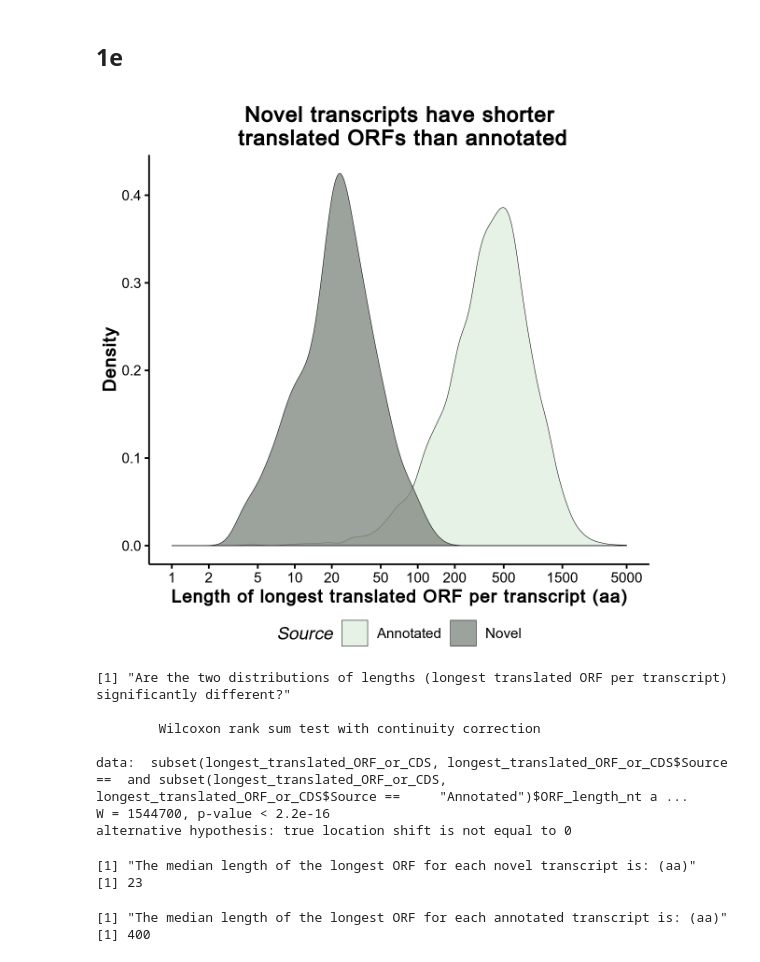
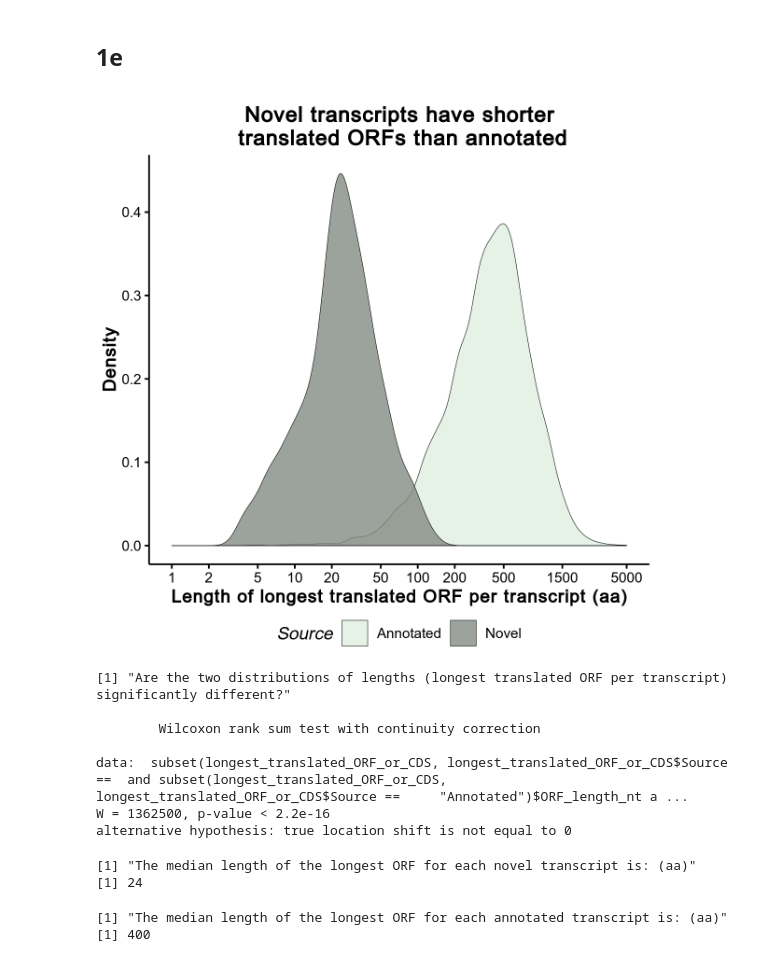
Before and after one commit to willblev/Blevins_etal_2020, a Jupyter notebook: Figures.ipynb, the cells around one changed output. Saved outputs shown, nothing was run; the diff lists cells and outputs as text; code cells hidden in the pictures.

```diff
--- a/Figures.ipynb
+++ b/Figures.ipynb
@@ -243,37 +251,40 @@ s_cere_conservation_fraction_Translated+theme_Single()
 %%R -w 1200 -h 1200 -u px
 
 
 Blevins_etal_dataset$complete_transcriptome<-Blevins_etal_dataset$complete_transcriptome %>% separate(longest_translated_ORF_loc_normal, c("longest_translated_ORF_loc_normal_start", "longest_translated_ORF_loc_normal_end"), convert=TRUE,remove = FALSE) %>%
     separate(longest_translated_ORF_loc_stress, c("longest_translated_ORF_loc_stress_start", "longest_translated_ORF_loc_stress_end"), convert=TRUE,remove = FALSE)
     Blevins_etal_dataset$complete_transcriptome['longest_ORF_length_normal']<-Blevins_etal_dataset$complete_transcriptome$longest_translated_ORF_loc_normal_end-Blevins_etal_dataset$complete_transcriptome$longest_translated_ORF_loc_normal_start
     Blevins_etal_dataset$complete_transcriptome['longest_ORF_length_stress']<-Blevins_etal_dataset$complete_transcriptome$longest_translated_ORF_loc_stress_end-Blevins_etal_dataset$complete_transcriptome$longest_translated_ORF_loc_stress_start
     Blevins_etal_dataset$complete_transcriptome$longest_ORF_length_normal[is.na(Blevins_etal_dataset$complete_transcriptome$longest_ORF_length_normal)] <- 0
     Blevins_etal_dataset$complete_transcriptome$longest_ORF_length_stress[is.na(Blevins_etal_dataset$complete_transcriptome$longest_ORF_length_stress)] <- 0
     Blevins_etal_dataset$complete_transcriptome$longest_translated_ORF_of_both_conditions<-ifelse(Blevins_etal_dataset$complete_transcriptome$longest_ORF_length_normal>Blevins_etal_dataset$complete_transcriptome$longest_ORF_length_stress,Blevins_etal_dataset$complete_transcriptome$longest_ORF_length_normal,Blevins_etal_dataset$complete_transcriptome$longest_ORF_length_stress)
+    Blevins_etal_dataset$complete_transcriptome$longest_translated_ORF_ID_of_both_conditions<-ifelse(Blevins_etal_dataset$complete_transcriptome$longest_ORF_length_normal>Blevins_etal_dataset$complete_transcriptome$longest_ORF_length_stress,Blevins_etal_dataset$complete_transcriptome$longest_translated_ORF_ID_normal,Blevins_etal_dataset$complete_transcriptome$longest_translated_ORF_ID_stress)
     Blevins_etal_dataset$complete_transcriptome$Source <- ifelse(grepl("TCONS_novel", Blevins_etal_dataset$complete_transcriptome$Name), "Novel", "Annotated")
 
 longest_annotated_CDSs<-merge(subset(Blevins_etal_dataset$complete_transcriptome, grepl('_CDS',Blevins_etal_dataset$complete_transcriptome$Name)),subset(Blevins_etal_dataset$complete_orfeome, grepl("-1$",Blevins_etal_dataset$complete_orfeome$ORF_ID)), by="transcript_ID")
-translated_ORFs_from_nc_and_novel_transcripts<-merge(subset(Blevins_etal_dataset$complete_transcriptome, !grepl('_CDS',Blevins_etal_dataset$complete_transcriptome$Name) & Translated=='Yes'),subset(Blevins_etal_dataset$complete_orfeome, pvalue_normal>0.7|pvalue_stress>0.7), by="transcript_ID")
-    longest_ORF_per_transcript_translated_ORFs_from_nc_and_novel_transcripts<-subset(translated_ORFs_from_nc_and_novel_transcripts,longest_translated_ORF_of_both_conditions==ORF_ID)
-longest_translated_ORF_from_nc_and_novel_transcripts<- subset(translated_ORFs_from_nc_and_novel_transcripts,longest_translated_ORF_of_both_conditions==ORF_length_nt)
+
+translated_ORFs_from_nc_and_novel_transcripts<-merge(subset(Blevins_etal_dataset$complete_transcriptome, !grepl('_CDS',Blevins_etal_dataset$complete_transcriptome$Name) & Translated=='Yes'),subset(Blevins_etal_dataset$complete_orfeome, pvalue_normal>=0.7|pvalue_stress>=0.7), by="transcript_ID")
+
+longest_translated_ORF_from_nc_and_novel_transcripts<- subset(translated_ORFs_from_nc_and_novel_transcripts,ORF_ID==longest_translated_ORF_ID_of_both_conditions)
+
 
 longest_translated_ORF_or_CDS<-rbind(longest_translated_ORF_from_nc_and_novel_transcripts,longest_annotated_CDSs)
     longest_translated_ORF_or_CDS$ORF_length_nt<-as.numeric(longest_translated_ORF_or_CDS$ORF_length_nt)
     longest_translated_ORF_or_CDS$coding_score<-as.numeric(longest_translated_ORF_or_CDS$coding_score)
     longest_translated_ORF_or_CDS<-subset(longest_translated_ORF_or_CDS,!is.na(conservation_level))
     longest_translated_ORF_or_CDS$conservation_level <- factor(longest_translated_ORF_or_CDS$conservation_level, levels = c("Conserved", "Genus specific","De novo"))
 
 
 cere_longest_translated_ORFs_density<-ggplot(longest_translated_ORF_or_CDS,aes(x=ORF_length_nt/3,fill=Source))+
     geom_density(aes(),alpha=0.8)+
     labs(list(title="Novel transcripts have shorter\n translated ORFs than annotated",y = "Density", x = "Length of longest translated ORF per transcript (aa)"))+
     scale_x_continuous(trans='log2', breaks=c(1,2,5,10,20,50,100,200,500,1500,5000), limits=c(1,5000))+
     scale_y_continuous()+
     scale_fill_manual(values=c("honeydew2","honeydew4"))+
     NULL
 cere_longest_translated_ORFs_density+theme_Single()
 # %% [output]
-[figure, old version]
+[figure, new version]
 # %%
 %%R
 # test if the two distributions of lengths are significantly different
@@ -285,7 +296,7 @@ wilcox.test(subset(longest_translated_ORF_or_CDS, longest_translated_ORF_or_CDS$
         Wilcoxon rank sum test with continuity correction
 
 data:  subset(longest_translated_ORF_or_CDS, longest_translated_ORF_or_CDS$Source ==  and subset(longest_translated_ORF_or_CDS, longest_translated_ORF_or_CDS$Source ==     "Annotated")$ORF_length_nt a ...
-W = 1544700, p-value < 2.2e-16
+W = 1362500, p-value < 2.2e-16
 alternative hypothesis: true location shift is not equal to 0
 # %%
 %%R
@@ -293,7 +304,7 @@ print("The median length of the longest ORF for each novel transcript is: (aa)")
 median(subset(longest_translated_ORF_or_CDS, longest_translated_ORF_or_CDS$Source=="Novel")$ORF_length_nt,na.rm=TRUE)/3
 # %% [output]
 [1] "The median length of the longest ORF for each novel transcript is: (aa)"
-[1] 23
+[1] 24
 # %%
 %%R
 print("The median length of the longest ORF for each annotated transcript is: (aa)")
```
Also changed, not shown: parts of 13 cells of this notebook, 1 other file.
